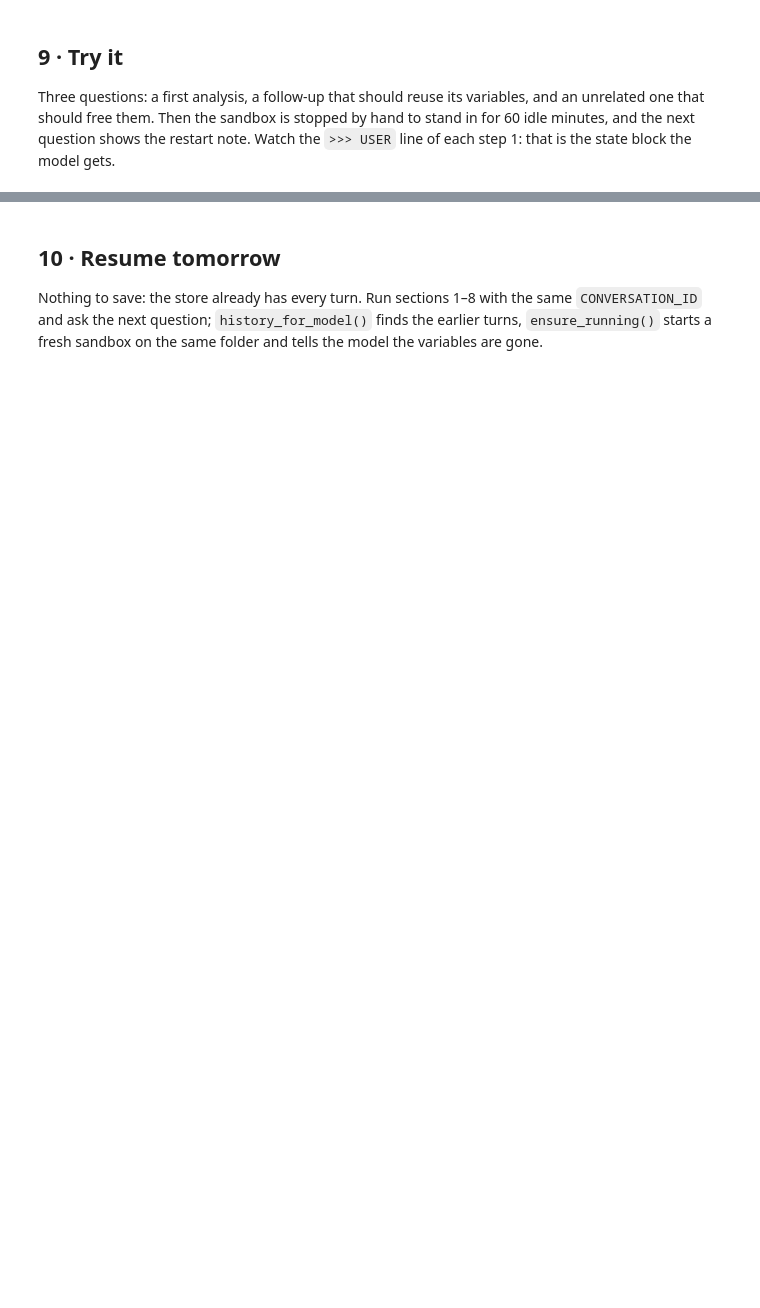
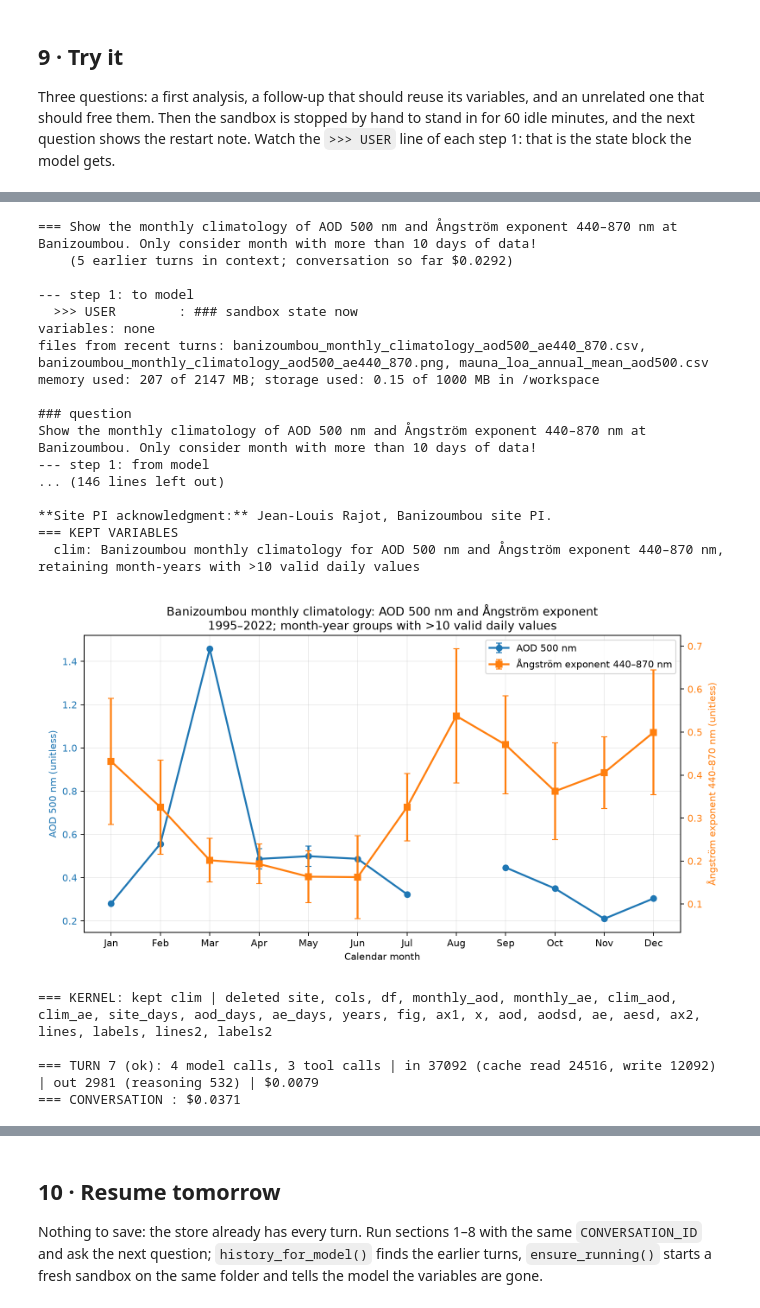
Before and after one commit to AERONETAQ/ai_for_aeronet, a Jupyter notebook: notebooks/06_conversation.ipynb, the cells around one changed output, grey strips where cells are left out. Cells and saved outputs as stored; diff of their text form; code cells hidden in the pictures; blank space fills up the shorter version.

```diff
--- a/notebooks/06_conversation.ipynb
+++ b/notebooks/06_conversation.ipynb
@@ -314,0 +382,3 @@ is put on top of every question. It is never stored in old turns, so the model n
+# %%
+ws = sb.CONV_DIR / CONVERSATION_ID
+ws
@@ -314,0 +387,5 @@ is put on top of every question. It is never stored in old turns, so the model n
+# %%
+if ws.exists():                                                   # not the first start -> the old sandbox died
+        killed = ws / "_killed.txt"
+        reason = killed.read_text().strip() if killed.exists() else "no reason recorded: memory limit, host restart or stopped by hand"
+        KERNEL_NOTE = f"restarted ({reason}); every earlier variable is gone, files in /workspace are kept"
@@ -489,10 +622,11 @@ from pydantic_ai.messages import (ModelMessagesTypeAdapter, ModelRequest, ModelR
                                   ThinkingPart, ToolCallPart, ToolReturnPart, RetryPromptPart)
 
 def history_for_model():
-    rows = DB.execute("SELECT question, answer, summary FROM turns WHERE conversation=? AND status='ok' ORDER BY turn",
-                      (CONVERSATION_ID,)).fetchall()[-KEEP_TURNS:]
+    current = {turn for turn, *_ in current_kernel_turns()}
     history = []
-    for question, answer, summary in rows:
+    for turn, question, answer, summary, _ in finished_turns():
+        if turn not in current:                                       # ran on a kernel that is gone
+            summary = re.sub(r" \| variables created: .*$", "", summary) + " | variables gone (sandbox restarted since)"
         history.append(ModelRequest(parts=[UserPromptPart(content=question)]))
         history.append(ModelResponse(parts=[TextPart(content=f"{answer}\n\n[this turn did] {summary}")]))
     return history
@@ -502,7 +636,7 @@ def done_summary(messages):
     tools, files, created = Counter(), [], {}
     for m in messages:
         for p in m.parts:
-            if isinstance(p, ToolCallPart):
+            if isinstance(p, ToolCallPart) and p.tool_name != "final_result":
                 tools[p.tool_name] += 1
             elif isinstance(p, ToolReturnPart) and isinstance(p.content, str):
                 if p.tool_name == "reset_kernel":
@@ -564,8 +704,9 @@ async def ask(question, limits=LIMITS):
     if CONV_COST_LIMIT is not None and spent >= CONV_COST_LIMIT:
         print(f"=== conversation budget used: ${spent:.4f} of ${CONV_COST_LIMIT}. Start a new CONVERSATION_ID.")
         return None
-    state, kernel_note = state_block()
+    ensure_running()                       # may set KERNEL_NOTE: history and state block below both act on it
     history = history_for_model()
+    state, kernel_note = state_block()     # shows the note once and clears it
     print(f"=== {question}\n    ({len(history) // 2} earlier turns in context; conversation so far ${spent:.4f})")
 
     step, status = 0, "ok"
@@ -575,25 +716,32 @@ async def ask(question, limits=LIMITS):
                 if Agent.is_model_request_node(node):
                     step += 1
                     print(f"\n--- step {step}: to model")
-                    for p in node.request.parts: show_part(p)
+                    for p in node.request.parts:
+                        show_part(p)
                 elif Agent.is_call_tools_node(node):
                     m = node.model_response
                     print(f"--- step {step}: from model")
-                    for p in m.parts: show_part(p, preamble=bool(m.tool_calls))
+                    for p in m.parts:
+                        show_part(p, preamble=bool(m.tool_calls))
                     print(f"      {usage_line(m.usage)}")
                 elif isinstance(node, End):
-                    print(f"\n=== ANSWER\n{node.data.output}")
+                    print(f"\n=== ANSWER\n{node.data.output.answer}")
+                    print("=== KEPT VARIABLES\n" + ("\n".join(f"  {v.name}: {v.meaning}" for v in node.data.output.kept_variables) or "  none"))
         except UsageLimitExceeded as e:
             status = "stopped"
             print(f"\n=== STOPPED: {e}\n    (cost counted; the model will not see this turn)")
 
-    messages = run.new_messages()
-    answer   = run.result.output if status == "ok" else None
-    u        = run.usage
-    turn = save_turn(status, question, answer, done_summary(messages), kernel_note, u,
+    messages  = run.new_messages()
+    out       = run.result.output if status == "ok" else None
+    answer    = out.answer if out else None
+    variables = json.dumps([v.model_dump() for v in out.kept_variables]) if out else None
+    u         = run.usage
+    turn = save_turn(status, question, answer, done_summary(messages), variables, kernel_note, u,
                      ModelMessagesTypeAdapter.dump_json(messages).decode())
     if status == "ok":
         show_figures(messages)
+        deleted, kept = cleanup_kernel()
+        print(f"\n=== KERNEL: kept {', '.join(kept) or 'nothing'} | deleted {', '.join(deleted) or 'nothing'}")
     print(f"\n=== TURN {turn} ({status}): {u.requests} model calls, {u.tool_calls} tool calls | {usage_line(u)}")
     print(f"=== CONVERSATION : ${conversation_cost():.4f}" + (f" of ${CONV_COST_LIMIT}" if CONV_COST_LIMIT else ""))
     return run.result
@@ -753,3 +921,28 @@ Site PI acknowledgment: **Jean_Louis_Rajot** (jeanlouis.rajot@ird.fr).
+# %%
+r = await ask("Show the monthly climatology of AOD 500 nm and Ångström exponent 440–870 nm at Banizoumbou. Only consider month with more than 10 days of data!")
+# %% [output]
+=== Show the monthly climatology of AOD 500 nm and Ångström exponent 440–870 nm at Banizoumbou. Only consider month with more than 10 days of data!
+    (5 earlier turns in context; conversation so far $0.0292)
+
+--- step 1: to model
+  >>> USER        : ### sandbox state now
+variables: none
+files from recent turns: banizoumbou_monthly_climatology_aod500_ae440_870.csv, banizoumbou_monthly_climatology_aod500_ae440_870.png, mauna_loa_annual_mean_aod500.csv
+memory used: 207 of 2147 MB; storage used: 0.15 of 1000 MB in /workspace
+
+### question
+Show the monthly climatology of AOD 500 nm and Ångström exponent 440–870 nm at Banizoumbou. Only consider month with more than 10 days of data!
+--- step 1: from model
+... (146 lines left out)
+
+**Site PI acknowledgment:** Jean-Louis Rajot, Banizoumbou site PI.
+=== KEPT VARIABLES
+  clim: Banizoumbou monthly climatology for AOD 500 nm and Ångström exponent 440–870 nm, retaining month-years with >10 valid daily values
+[figure, added]
+=== KERNEL: kept clim | deleted site, cols, df, monthly_aod, monthly_ae, clim_aod, clim_ae, site_days, aod_days, ae_days, years, fig, ax1, x, aod, aodsd, ae, aesd, ax2, lines, labels, lines2, labels2
+
+=== TURN 7 (ok): 4 model calls, 3 tool calls | in 37092 (cache read 24516, write 12092) | out 2981 (reasoning 532) | $0.0079
+=== CONVERSATION : $0.0371
 # %%
 answer(r)
 # %% [output]
```
Also changed, not shown: parts of 43 cells of this notebook, 2 other files.
